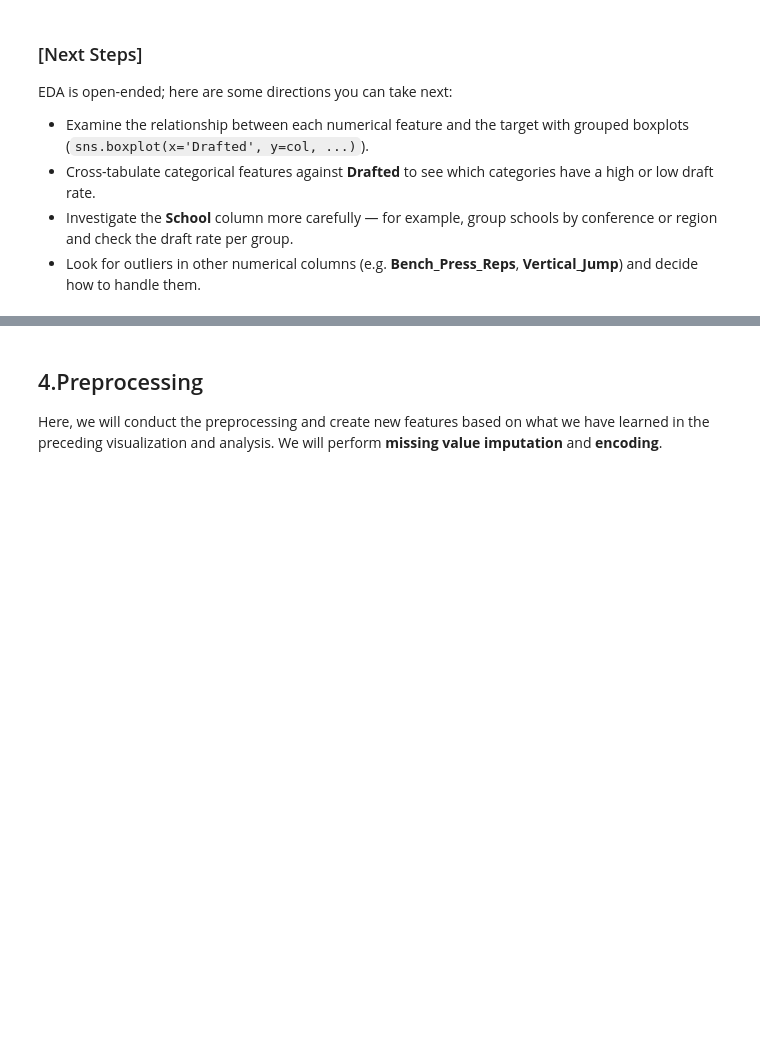
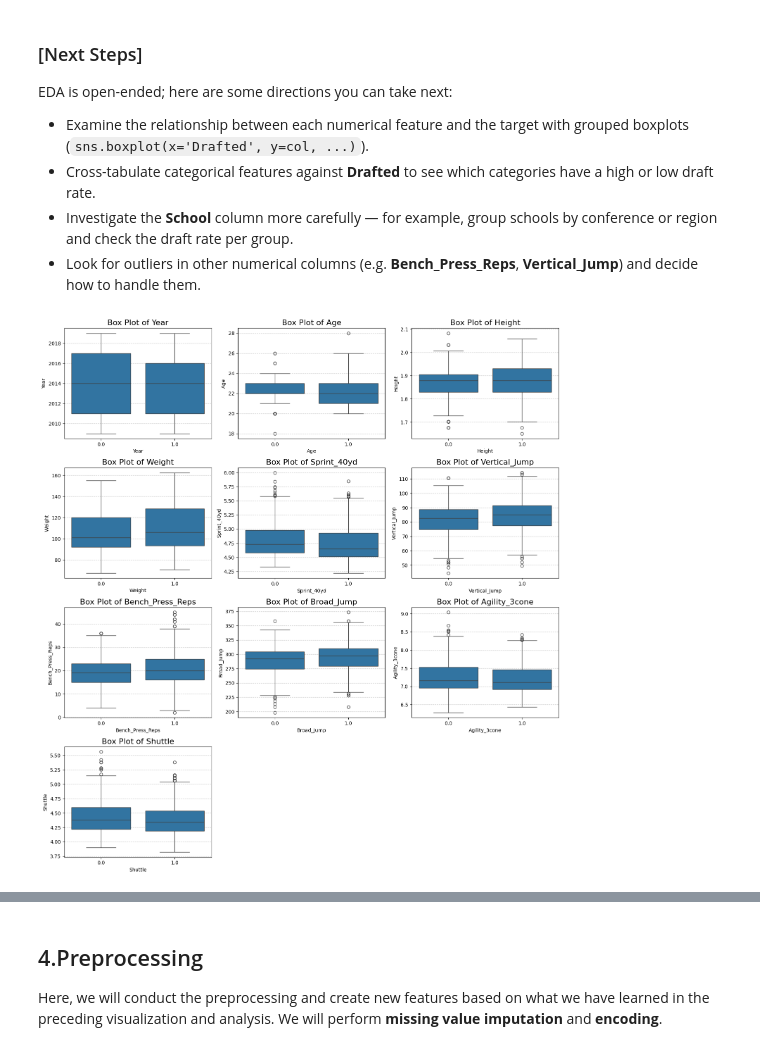
Before and after one commit to Direwen/GCI-Competition, a Jupyter notebook: baseline.ipynb, the cells around one changed output, grey strips where cells are left out. Saved outputs shown, nothing was run; the diff lists cells and outputs as text; code cells hidden in the pictures; blank space fills up the shorter version.

```diff
--- a/baseline.ipynb
+++ b/baseline.ipynb
@@ -430,3 +473,24 @@ EDA is open-ended; here are some directions you can take next:
 - Cross-tabulate categorical features against **Drafted** to see which categories have a high or low draft rate.
 - Investigate the **School** column more carefully — for example, group schools by conference or region and check the draft rate per group.
 - Look for outliers in other numerical columns (e.g. **Bench_Press_Reps**, **Vertical_Jump**) and decide how to handle them.
+# %%
+numeric_cols = train.select_dtypes(include=['number']).columns
+numeric_cols = numeric_cols.drop(['Id', 'Drafted'])
+# %%
+num_cols = len(numeric_cols)
+cols = 3
+rows = (num_cols + 3 - 1) // 3
+
+plt.figure(figsize=(5 * cols, 4 * rows))
+
+for i, col in enumerate(numeric_cols, 1):
+    plt.subplot(rows, cols, i)
+    sns.boxplot(x='Drafted', y=col, data=train)
+    plt.title(f'Box Plot of {col}', fontsize=16)
+    plt.xlabel(col)
+    plt.grid(axis='y', linestyle='--', alpha=0.7)
+
+plt.tight_layout()
+plt.show()
+# %% [output]
+[figure, added]
```
Also changed, not shown: parts of 31 cells of this notebook.
